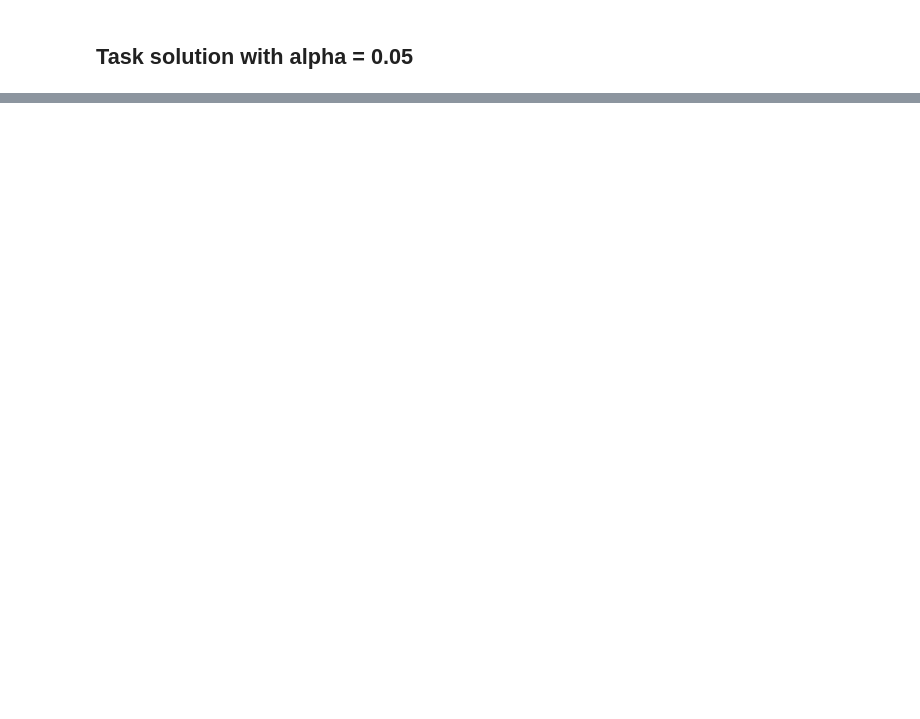
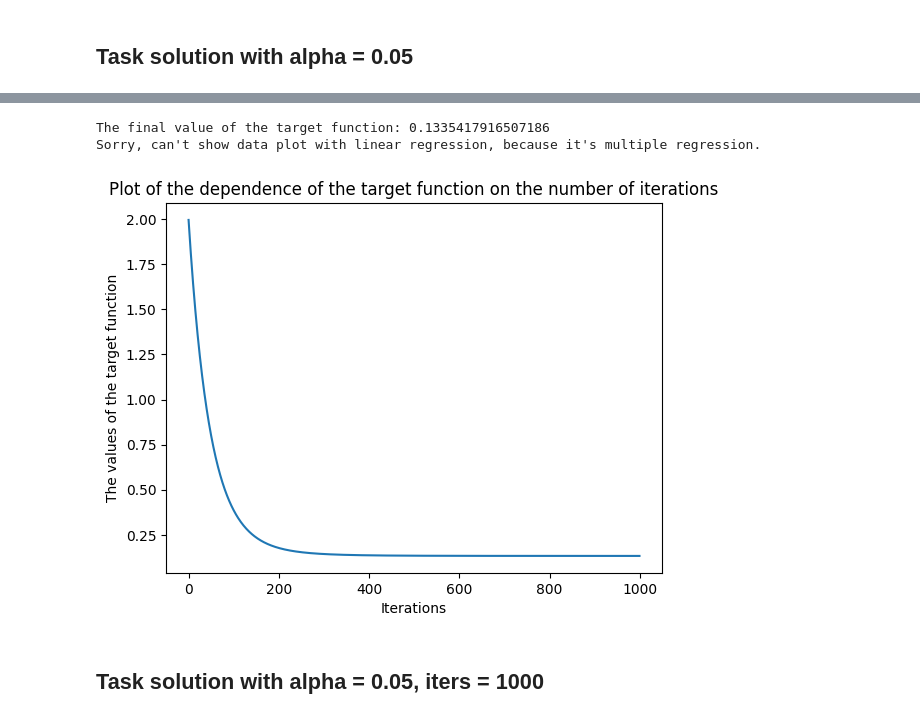
Before and after one commit to myadryshnikova/ML_practice, a Jupyter notebook: Linear_regression.ipynb, the cells around one changed output, grey strips where cells are left out. Drawn from its saved outputs; the diff is of its cells as text; code cells hidden in the pictures; blank space fills up the shorter version.

```diff
--- a/Linear_regression.ipynb
+++ b/Linear_regression.ipynb
@@ -255,0 +262,3 @@ The final value of the target function: 1.0063066407904806e+100
+# %%
+price_data = pd.read_csv('ex1data2.txt', sep=",", header=None)
+price_data.columns = ["Size", "Bedrooms", "Price"]
@@ -255,0 +276,13 @@ The final value of the target function: 1.0063066407904806e+100
+# %%
+mean_size = np.mean(price_data['Size'])
+mean_bedrooms = np.mean(price_data['Bedrooms'])
+mean_price = np.std(price_data['Price'])
+
+std_size = np.std(price_data['Size'])
+std_bedrooms = np.std(price_data['Bedrooms'])
+std_price = np.std(price_data['Price'])
+
+for i in range(price_data.shape[0]):
+    price_data['Size'][i] = (price_data['Size'][i] - mean_size) / std_size
+    price_data['Bedrooms'][i] = (price_data['Bedrooms'][i] - mean_bedrooms) / std_bedrooms
+    price_data['Price'][i] = (price_data['Price'][i] - mean_price) / std_price
@@ -255,0 +307,8 @@ The final value of the target function: 1.0063066407904806e+100
+# %%
+LinearRegression(data=price_data, alpha=0.01, iters=1000, thetas = [0, 0, 0]).get_solution()
+# %% [output]
+The final value of the target function: 0.1335417916507186
+Sorry, can't show data plot with linear regression, because it's multiple regression.
+[figure, added]
+# %% [markdown]
+## Task solution with alpha = 0.05, iters = 1000
```
Also changed, not shown: parts of 27 cells of this notebook.
